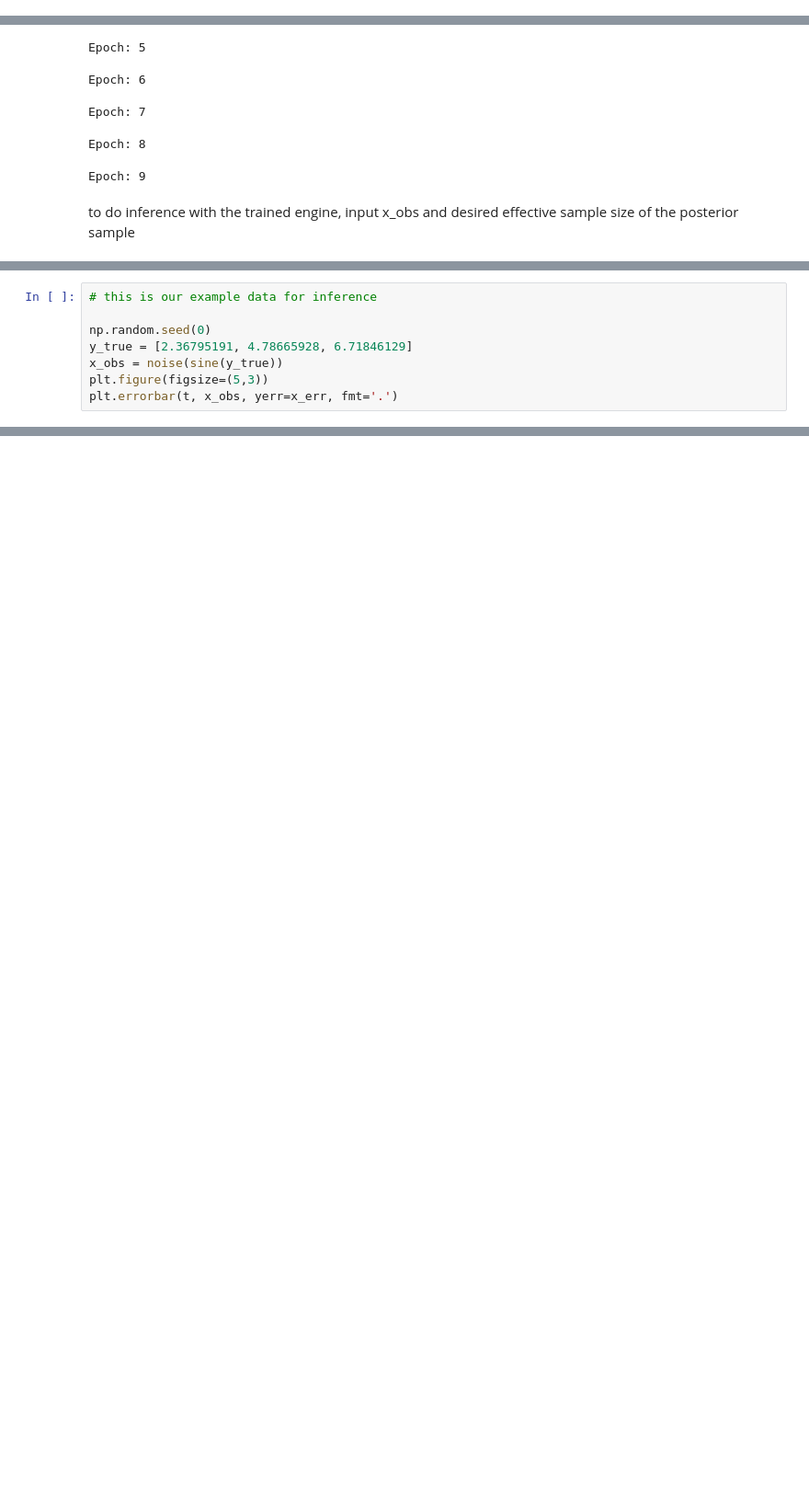
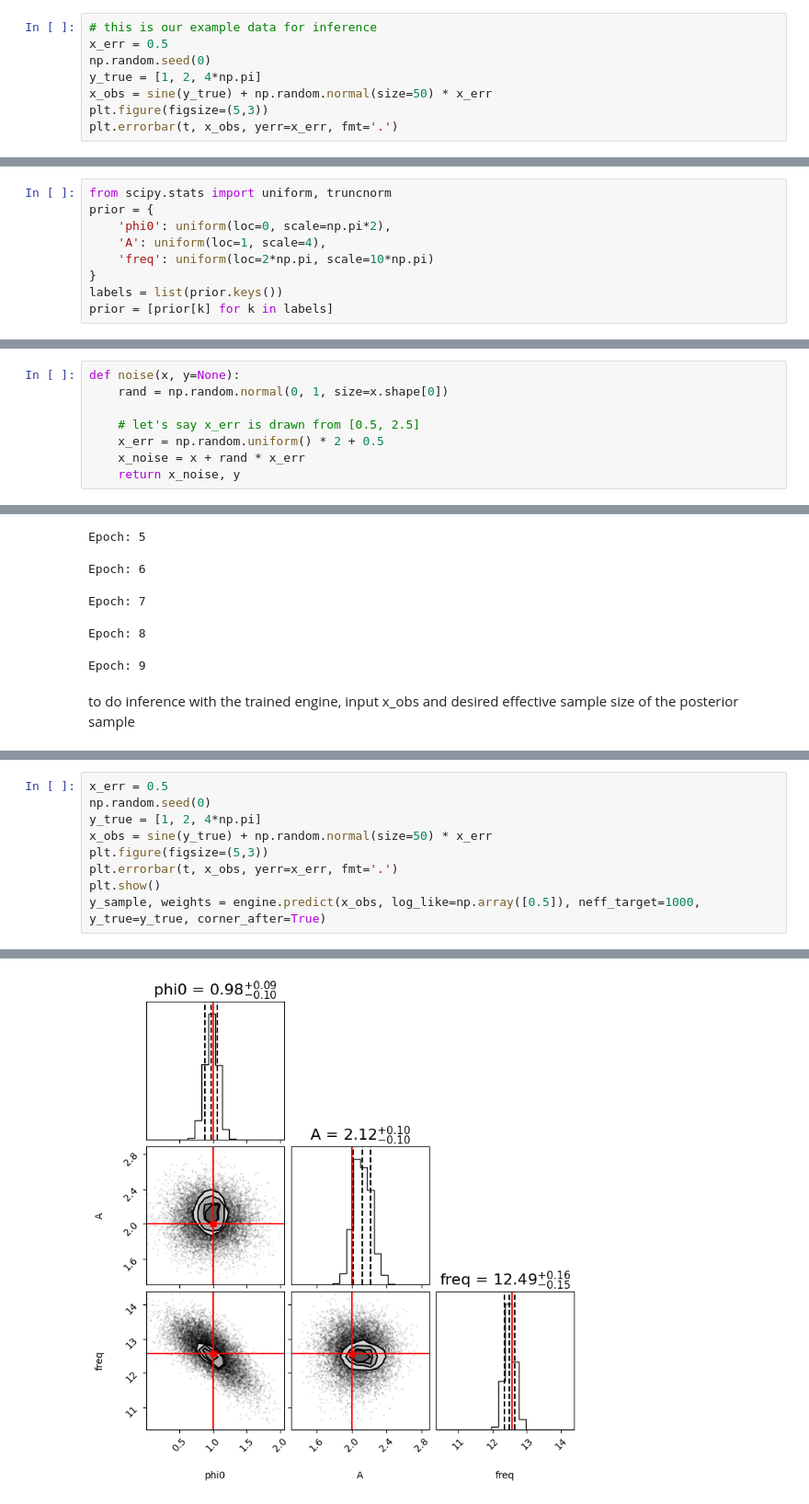
Before and after one commit to kmzzhang/nbi, a Jupyter notebook: examples/demo.ipynb, the cells around one changed output, grey strips where cells are left out. Shown at 92% size. Cells and saved outputs as stored; diff of their text form; blank space fills up the shorter version.

```diff
--- a/examples/demo.ipynb
+++ b/examples/demo.ipynb
@@ -25,0 +23,8 @@ def sine(param):
+# %%
+# this is our example data for inference
+x_err = 0.5
+np.random.seed(0)
+y_true = [1, 2, 4*np.pi]
+x_obs = sine(y_true) + np.random.normal(size=50) * x_err
+plt.figure(figsize=(5,3))
+plt.errorbar(t, x_obs, yerr=x_err, fmt='.')
@@ -94,0 +40,9 @@ priors
+# %%
+from scipy.stats import uniform, truncnorm
+prior = {
+    'phi0': uniform(loc=0, scale=np.pi*2),
+    'A': uniform(loc=1, scale=4),
+    'freq': uniform(loc=2*np.pi, scale=10*np.pi)
+}
+labels = list(prior.keys())
+prior = [prior[k] for k in labels]
@@ -156,4 +109,12 @@ function
 ## Amortized Inference
 # %% [markdown]
 if we care about a large number of different x_obs, then train nbi for only 1 round on samples generated from the prior space of interest
+# %%
+def noise(x, y=None):
+    rand = np.random.normal(0, 1, size=x.shape[0])
+
+    # let's say x_err is drawn from [0.5, 2.5]
+    x_err = np.random.uniform() * 2 + 0.5
+    x_noise = x + rand * x_err
+    return x_noise, y
 # %%
@@ -261,9 +171,10 @@ notice how the parameter combination [2.36795191 4.78665928 6.71846129] resulted
 # %%
-# this is our example data for inference
-
+x_err = 0.5
 np.random.seed(0)
-y_true = [2.36795191, 4.78665928, 6.71846129]
-x_obs = noise(sine(y_true))
+y_true = [1, 2, 4*np.pi]
+x_obs = sine(y_true) + np.random.normal(size=50) * x_err
 plt.figure(figsize=(5,3))
 plt.errorbar(t, x_obs, yerr=x_err, fmt='.')
+plt.show()
+y_sample, weights = engine.predict(x_obs, log_like=np.array([0.5]), neff_target=1000, y_true=y_true, corner_after=True)
 # %% [output]
@@ -271,0 +189 @@ plt.errorbar(t, x_obs, yerr=x_err, fmt='.')
+[figure, added]
```
Also changed, not shown: parts of 26 cells of this notebook, 1 other file.
